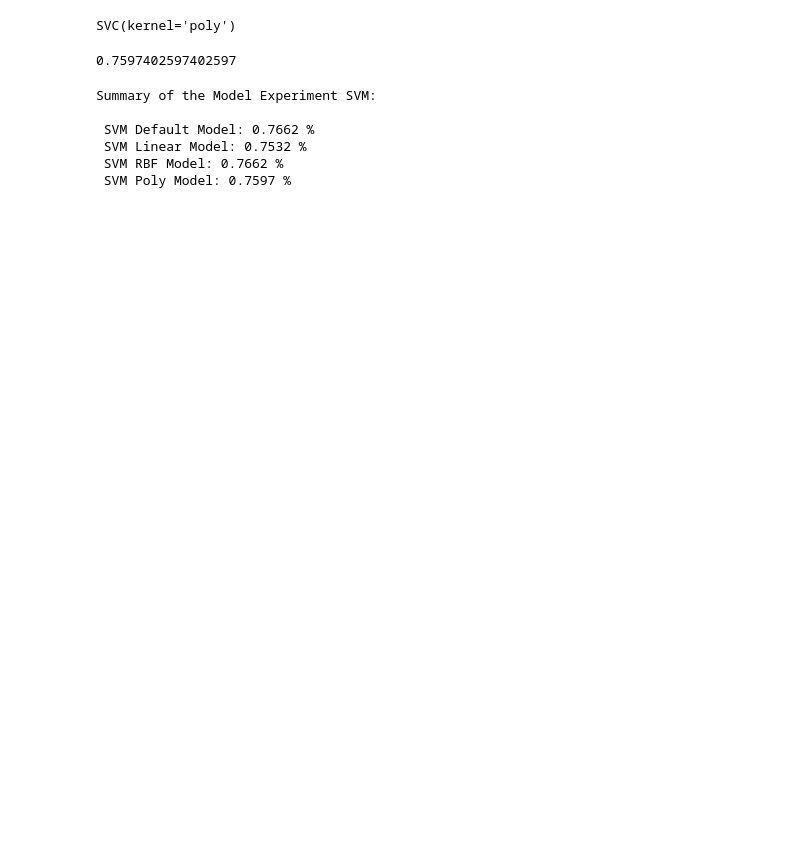
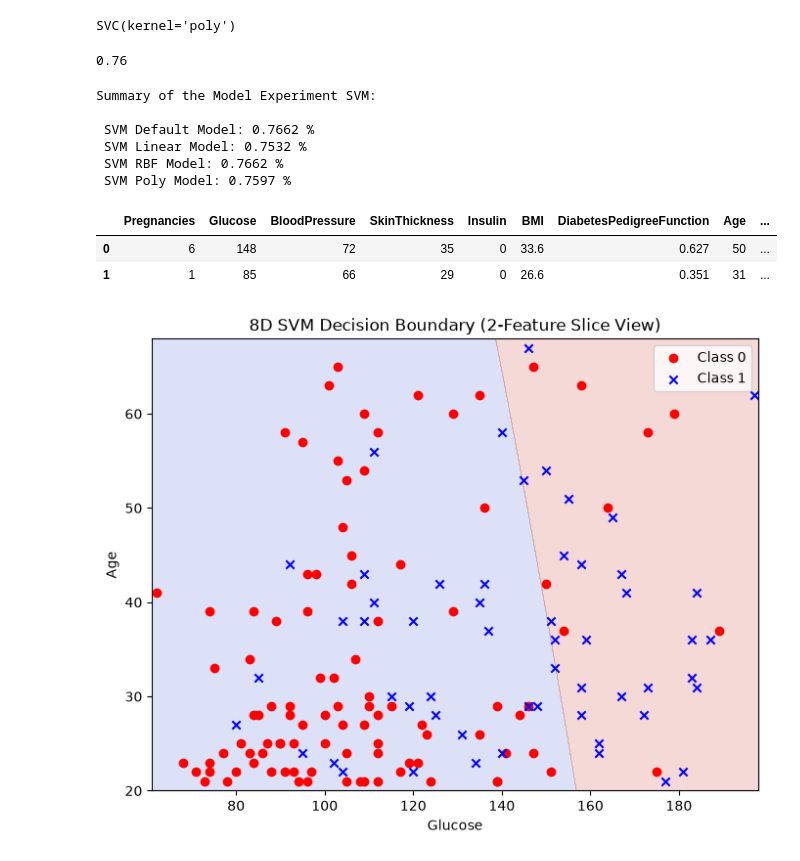
Before and after one commit to mohdsukry/Machine_Learning, a Jupyter notebook: 03_Support Vector Machine/031 SVM - Diabetes_prediction.ipynb, the cells around one changed output. Cells and saved outputs as stored; diff of their text form; code cells hidden in the pictures; blank space fills up the shorter version.

```diff
--- a/03_Support Vector Machine/031 SVM - Diabetes_prediction.ipynb
+++ b/03_Support Vector Machine/031 SVM - Diabetes_prediction.ipynb
@@ -169,9 +222,9 @@ SVC(kernel='poly')
 # %%
 y_pred_poly = svm_poly_model.predict(X_test)
 # %%
-accuracy_score(y_test,y_pred_poly)
+round(accuracy_score(y_test,y_pred_poly),2)
 # %% [output]
-0.7597402597402597
+0.76
 # %%
 print("Summary of the Model Experiment SVM:\n\n",
 
@@ -190,3 +243,71 @@ Summary of the Model Experiment SVM:
  SVM Linear Model: 0.7532 %
  SVM RBF Model: 0.7662 %
  SVM Poly Model: 0.7597 %
+# %%
+data.head(2)
+# %% [output]
+|  | Pregnancies | Glucose | BloodPressure | SkinThickness | Insulin | BMI | DiabetesPedigreeFunction | Age | ... |
+| 0 | 6 | 148 | 72 | 35 | 0 | 33.6 | 0.627 | 50 | ... |
+| 1 | 1 | 85 | 66 | 29 | 0 | 26.6 | 0.351 | 31 | ... |
+# %%
+import numpy as np
+import matplotlib.pyplot as plt
+
+# 1. Convert DataFrames/Series to clean NumPy arrays safely
+X_train_arr = X_train.values if hasattr(X_train, 'values') else X_train
+X_test_arr = X_test.values if hasattr(X_test, 'values') else X_test
+y_test_arr = y_test.values if hasattr(y_test, 'values') else y_test
+
+# 2. Pick any TWO features out of the 8 to display on your 2D screen axes
+# (e.g., index 0 for X-axis, index 1 for Y-axis)
+feat1_idx = 1
+feat2_idx = 7
+
+# 3. Create a 2D mesh grid based on those two selected features
+x_min, x_max = X_test_arr[:, feat1_idx].min() - 1, X_test_arr[:, feat1_idx].max() + 1
+y_min, y_max = X_test_arr[:, feat2_idx].min() - 1, X_test_arr[:, feat2_idx].max() + 1
+xx, yy = np.meshgrid(np.arange(x_min, x_max, 0.05), # Slightly larger step size to speed up 8D evaluation
+                     np.arange(y_min, y_max, 0.05))
+
+# 4. Calculate the average baseline values of ALL 8 features from the training set
+means = np.mean(X_train_arr, axis=0)
+
+# 5. Build an 8-column dummy matrix pre-filled with the average baseline values
+grid_points = np.repeat(means.reshape(1, -1), xx.ravel().shape, axis=0)
+
+# 6. Overwrite columns 0 and 1 with the coordinates of our 2D grid matrix
+grid_points[:, feat1_idx] = xx.ravel()
+grid_points[:, feat2_idx] = yy.ravel()
+
+# 7. Predict using your actual 8-input model variable (Explicitly changed to svm_model)
+# Since grid_points has exactly 8 columns, your 8-input model will process it successfully.
+Z = svm_model.predict(grid_points)
+Z = Z.reshape(xx.shape)
+
+# 8. Plot the decision boundary background slice
+plt.figure(figsize=(8, 6))
+plt.contourf(xx, yy, Z, alpha=0.2, cmap=plt.cm.coolwarm)
+
+# 9. Scatter plot the test data points matching whatever your unique classes are
+unique_classes = np.unique(y_test_arr)
+colors = ['red', 'blue']
+markers = ['o', 'x']
+
+for idx, cls in enumerate(unique_classes):
+    mask = (y_test_arr == cls)
+    plt.scatter(X_test_arr[mask, feat1_idx], X_test_arr[mask, feat2_idx],
+                color=colors[idx % 2], marker=markers[idx % 2], label=f'Class {cls}')
+
+# 10. Automatically set axis labels using your original DataFrame column names
+if hasattr(X_test, 'columns'):
+    plt.xlabel(X_test.columns[feat1_idx])
+    plt.ylabel(X_test.columns[feat2_idx])
+else:
+    plt.xlabel(f'Feature Index {feat1_idx}')
+    plt.ylabel(f'Feature Index {feat2_idx}')
+
+plt.title('8D SVM Decision Boundary (2-Feature Slice View)')
+plt.legend()
+plt.show()
+# %% [output]
+[figure, added]
```
Also changed, not shown: parts of 22 cells of this notebook.
